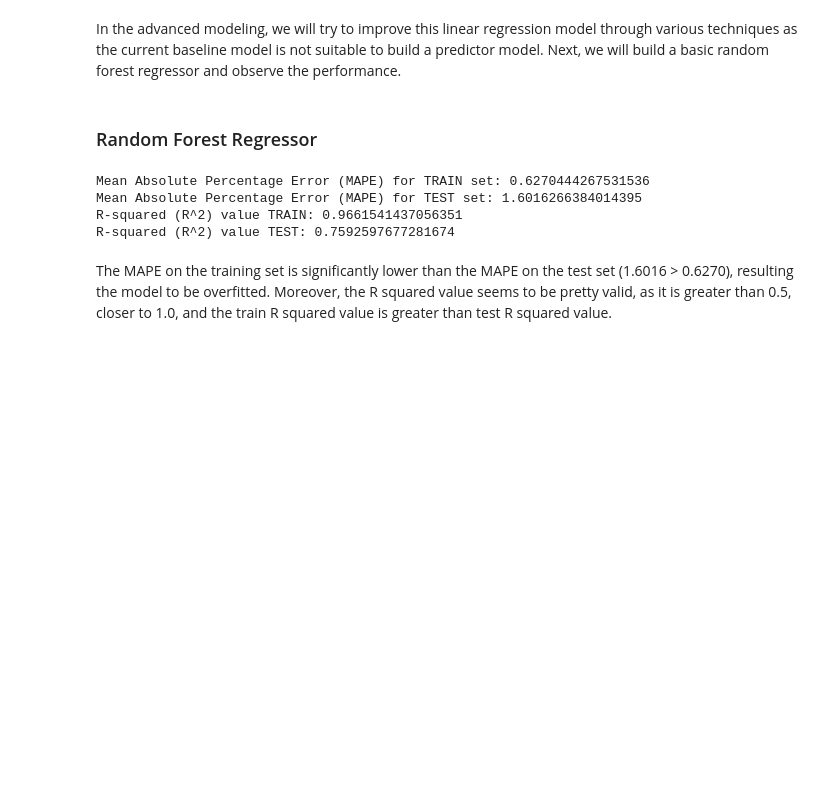
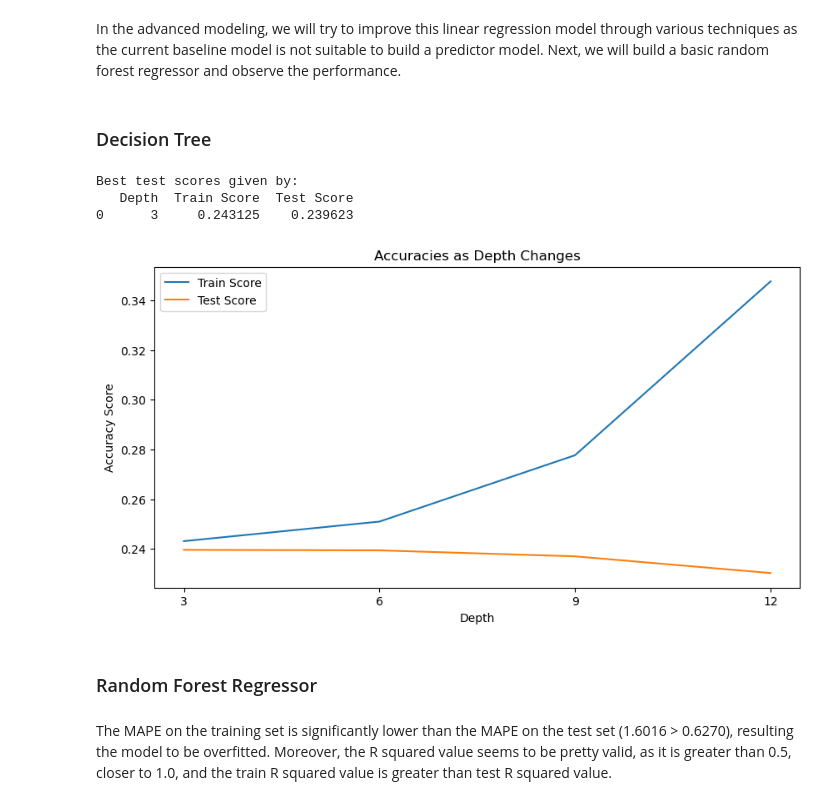
Before and after one commit to doublej01/Social-Network-Modeling, a Jupyter notebook: Notebooks/Part_Two_LinkedIn_Advanced_EDA _and_Modeling.ipynb, the cells around one changed output. Saved outputs shown, nothing was run; the diff lists cells and outputs as text; code cells hidden in the pictures; blank space fills up the shorter version.

```diff
--- a/Notebooks/Part_Two_LinkedIn_Advanced_EDA _and_Modeling.ipynb
+++ b/Notebooks/Part_Two_LinkedIn_Advanced_EDA _and_Modeling.ipynb
@@ -453,7 +477,7 @@ memory usage: 7.4+ MB
 All the time elements have been successfully extracted and sorted into columns respective to their time variables. Now we can drop the three original time variables: `original_listed_time`, `expiry` and `listed_time`.
 # %%
 # Drop the original_listed_time, expiry, and listed_time columns
-df.drop(['original_listed_time', 'expiry', 'listed_time'], axis=1, inplace=True)
+df.drop(['original_listed_time', 'expiry', 'listed_time', 'Morning', 'Afternoon', 'Evening', 'Night'], axis=1, inplace=True)
 
 # Sanity Check
 df.info()
@@ -693,7 +719,7 @@ X = dummy_df.drop(columns=['views'])
 y = dummy_df['views']
 # %%
 # Splitting the data into training and testing sets
-X_train, X_test, y_train, y_test = train_test_split(X, y, test_size=0.2, random_state=42)
+X_train, X_test, y_train, y_test = train_test_split(X, y, test_size=0.3, random_state=42)
 # %%
 X_train.shape
 # %% [output]
@@ -940,6 +920,47 @@ formatted_experience_level_Not Specified: -2.778
 The coefficients provide information regarding the direction and magnitude of the relationship between each feature and our target variable, `views`. Positive coefficients suggest a positive impact on the number of views, while the negative coefficients suggest a negative impact on the number of views. The magnitude of the coefficient represents the estimated change in teh number of views for one-unit change in the corresponding feature. To improve the performance of the model, we can look into some regularization techniques like Ridge and Lasso. Cross validation is also useful to get a more robust estimate of the model performance.
 # %% [markdown]
 In the advanced modeling, we will try to improve this linear regression model through various techniques as the current baseline model is not suitable to build a predictor model. Next, we will build a basic random forest regressor and observe the performance.
+# %% [markdown]
+### Decision Tree
+# %%
+scores = pd.DataFrame()
+
+max_depth_values = [3, 6, 9, 12]
+
+# loop through the max depth values
+for max_depth in max_depth_values:
+    dt_model = DecisionTreeClassifier(max_depth=max_depth)
+    dt_model.fit(X_train, y_train)
+
+    # scoring
+    train_score = dt_model.score(X_train, y_train)
+    test_score = dt_model.score(X_test, y_test)
+
+    # append results
+    new_row = {'Depth': max_depth, 'Train Score': train_score, 'Test Score': test_score}
+    scores = pd.concat([scores, pd.DataFrame([new_row])], ignore_index=True)
+
+# best parameter
+best_score = scores['Test Score'].max()
+print("Best test scores given by:")
+print(scores[scores['Test Score'] == best_score], "\n\n")
+# %% [output]
+Best test scores given by:
+   Depth  Train Score  Test Score
+0      3     0.243125    0.239623
+# %%
+# comparison plot
+plt.figure(figsize=(10,5))
+plt.plot('Depth', 'Train Score', data=scores)
+plt.plot('Depth', 'Test Score', data=scores)
+plt.title('Accuracies as Depth Changes')
+plt.xlabel('Depth')
+plt.xticks(max_depth_values)
+plt.ylabel('Accuracy Score')
+plt.legend()
+plt.show()
+# %% [output]
+[figure, added]
 # %% [markdown]
 ### Random Forest Regressor
 # %%
@@ -951,23 +972,18 @@ model.fit(X_train, y_train)
 y_pred_test = model.predict(X_test)
 # Making predictions on the training set
 y_pred_train = model.predict(X_train)
-# Calculating MAPE for training set
-mape_train = mean_absolute_percentage_error(y_train, y_pred_train)
-print(f"Mean Absolute Percentage Error (MAPE) for TRAIN set: {mape_train}")
-# Calculating MAPE for test set
-mape_test = mean_absolute_percentage_error(y_test, y_pred_test)
-print(f"Mean Absolute Percentage Error (MAPE) for TEST set: {mape_test}")
+# Calculating MAE for training set
+mae_train = mean_absolute_error(y_train, y_pred_train)
+print(f"Mean Absolute Error (MAE) for TRAIN set: {mae_train}")
+# Calculating MAE for test set
+mae_test = mean_absolute_error(y_test, y_pred_test)
+print(f"Mean Absolute Error (MAE) for TEST set: {mae_test}")
 # Calculating R-squared
 r2 = r2_score(y_train, y_pred_train)
 print(f"R-squared (R^2) value TRAIN: {r2}")
 # Calculating R-squared
 r2 = r2_score(y_test, y_pred_test)
 print(f"R-squared (R^2) value TEST: {r2}")
-# %% [output]
-Mean Absolute Percentage Error (MAPE) for TRAIN set: 0.6270444267531536
-Mean Absolute Percentage Error (MAPE) for TEST set: 1.6016266384014395
-R-squared (R^2) value TRAIN: 0.9661541437056351
-R-squared (R^2) value TEST: 0.7592597677281674
 # %% [markdown]
 The MAPE on the training set is significantly lower than the MAPE on the test set (1.6016 > 0.6270), resulting the model to be overfitted. Moreover, the R squared value seems to be pretty valid, as it is greater than 0.5, closer to 1.0, and the train R squared value is greater than test R squared value.
 # %% [markdown]
```
Also changed, not shown: parts of 23 cells of this notebook, 1 other file.
